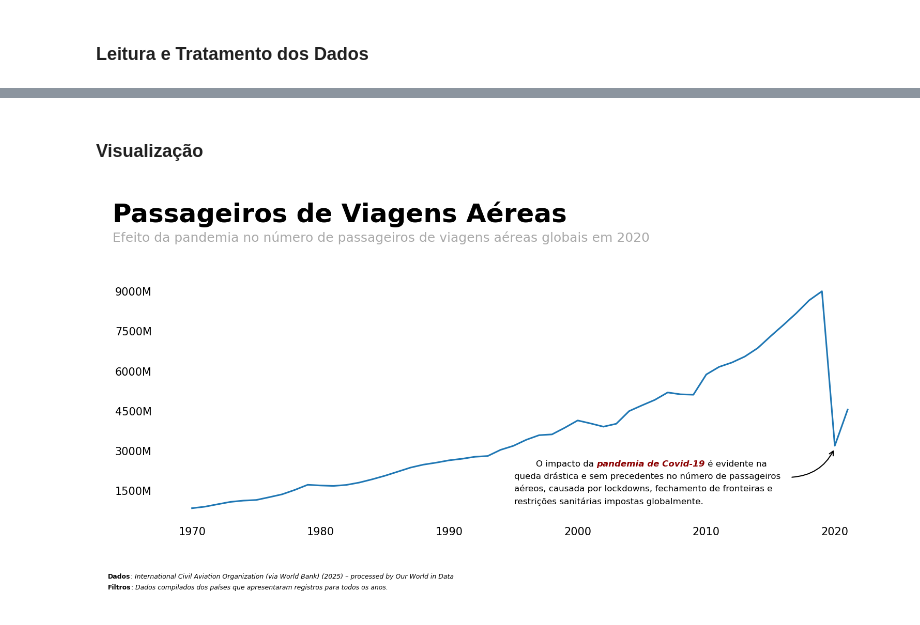
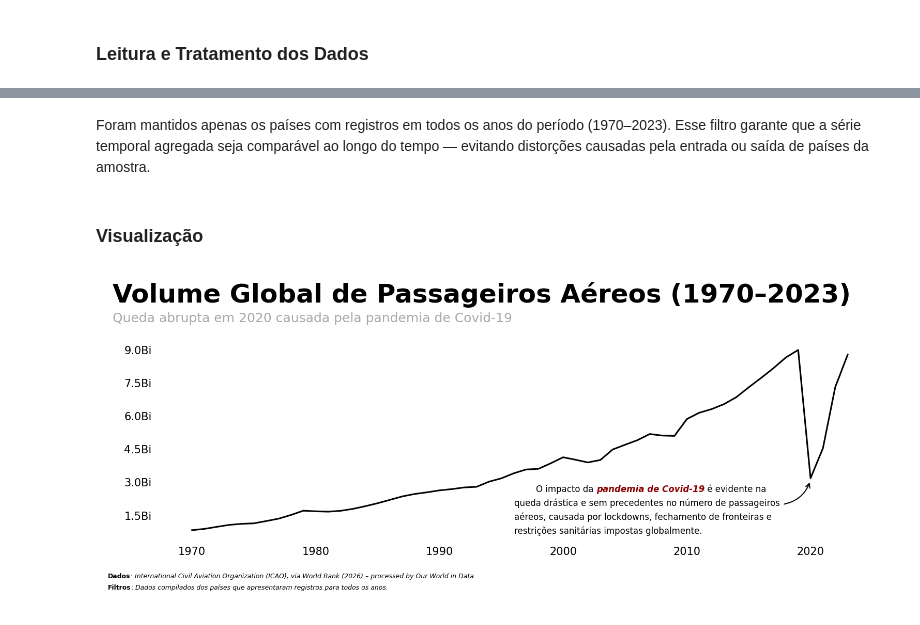
Before and after one commit to getrolucas/projects, a Jupyter notebook: nbs/data-viz-air-passengers.ipynb, the cells around one changed output, grey strips where cells are left out. Drawn from its saved outputs; the diff is of its cells as text; code cells hidden in the pictures.

```diff
--- a/nbs/data-viz-air-passengers.ipynb
+++ b/nbs/data-viz-air-passengers.ipynb
@@ -70,6 +69,6 @@ df.head()
 # %%
 # verificando se o dataset contém dados dos anos para os países
 # iremos utilizar para a visualização apenas os países com todos os anos
-count = df.value_counts("Entity")
+count = df.value_counts("entity")
 count
 # %% [output]
@@ -89,5 +88,5 @@ Name: count, Length: 199, dtype: int64
 # %%
 # filtrando apenas os países todos os anos registrados
-df = df.loc[df["Entity"].isin(count[count == 52].index)]
-df
+df = df.loc[df["entity"].isin(count[count == count.max()].index)]
+df.entity.unique()
 # %% [output]
@@ -107,33 +113,45 @@ df
+# %% [markdown]
+Foram mantidos apenas os países com registros em todos os anos do período (1970–2023). Esse filtro garante que a série temporal agregada seja comparável ao longo do tempo — evitando distorções causadas pela entrada ou saída de países da amostra.
 # %% [markdown]
 ### **Visualização**
 # %%
 # primeira visualização: volume total de passageiros por ano
-grouped_df = df.groupby("Year", as_index=False).agg({"is_air_psgr": "sum"})
+grouped_df = df.groupby("year", as_index=False).agg({"is_air_psgr": "sum"})
 # %%
+# função auxiliar
+def y_ticks_formatter(value, _):
+    abs_value = abs(value)
+    if abs_value >= 1_000_000_000_000:
+        return f"{value / 1_000_000_000_000:.1f}Ti"
+    elif abs_value >= 1_000_000_000:
+        return f"{value / 1_000_000_000:.1f}Bi"
+    elif abs_value >= 1_000_000:
+        return f"{value / 1_000_000:.1f}M"
+    elif abs_value >= 1_000:
+        return f"{value / 1_000:.1f}K"
+    return str(int(value))
+
+
 fig, ax = plt.subplots(figsize=(12, 4))
-ax.plot(grouped_df["Year"], grouped_df["is_air_psgr"])
+fig.subplots_adjust(top=0.78, bottom=0.14)
 
-# removendo bordas do gráfico
+ax.plot(grouped_df["year"], grouped_df["is_air_psgr"], color="black")
+
 for spine in ax.spines.values():
     spine.set_visible(False)
 
-# configurando eixos
+
 ax.yaxis.set_major_formatter(FuncFormatter(y_ticks_formatter))
 ax.yaxis.set_major_locator(MaxNLocator(nbins=7))
 ax.tick_params(left=False, bottom=False)
 
-# titulos e subtitulos
-min_dt = df.Year.min()
-max_dt = df.Year.max()
-
-text = f"""
-Passageiros de Viagens Aéreas
-<Efeito da pandemia no número de passageiros de viagens aéreas globais em 2020>
-"""
 fig_text(
     x=0.075,
-    y=1.15,
-    s=text,
+    y=0.97,
+    s=(
+        "Volume Global de Passageiros Aéreos (1970–2023)\n"
+        "<Queda abrupta em 2020 causada pela pandemia de Covid-19>"
+    ),
     color="black",
     fontweight="bold",
     fontsize=24,
@@ -141,9 +159,8 @@ fig_text(
     ha="left",
 )
 
-# adicionando seta
 arrow = FancyArrowPatch(
-    posA=(2016.5, 2e9),
+    posA=(2017.7, 2e9),
     posB=(2020, 3.1e9),
     arrowstyle="->",
     connectionstyle="arc3,rad=.30",
@@ -152,47 +169,42 @@ arrow = FancyArrowPatch(
     mutation_scale=10,
 )
 ax.add_patch(arrow)
 
-
-# comentario pandemia
-text = f"""
-<Dados>: <{metadata['columns']['is_air_psgr']['citationShort']}>
-<Filtros>: <Dados compilados dos países que apresentaram registros para todos os anos.>
-"""
 fig_text(
     x=0.07,
-    y=-0.05,
-    s=text,
+    y=0.03,
+    s=(
+        f"<Dados>: <{metadata['columns']['is_air_psgr']['citationShort']}>\n"
+        "<Filtros>: <Dados compilados dos países que apresentaram registros para todos os anos.>"
+    ),
     color="black",
     ha="left",
     fontsize=6,
     highlight_textprops=[
         {"fontweight": "bold"},
         {"fontstyle": "italic"},
         {"fontweight": "bold"},
         {"fontstyle": "italic"},
     ],
 )
 
-# creditos
-text = f"""
-            O impacto da <pandemia de Covid-19> é evidente na
-    queda drástica e sem precedentes no número de passageiros
-    aéreos, causada por lockdowns, fechamento de fronteiras e
-    restrições sanitárias impostas globalmente.
-"""
 fig_text(
     x=0.495,
     y=0.315,
-    s=text,
+    s=(
+        "            O impacto da <pandemia de Covid-19> é evidente na \n"
+        "    queda drástica e sem precedentes no número de passageiros\n"
+        "    aéreos, causada por lockdowns, fechamento de fronteiras e \n"
+        "    restrições sanitárias impostas globalmente."
+    ),
     color="black",
     ha="left",
     fontsize=8,
     highlight_textprops=[
         {"fontstyle": "italic", "fontweight": "bold", "color": "darkred"},
     ],
 )
 
 plt.show()
 # %% [output]
-[figure, old version]
+[figure, new version]
```
Also changed, not shown: parts of 17 cells of this notebook, 6 other files.
